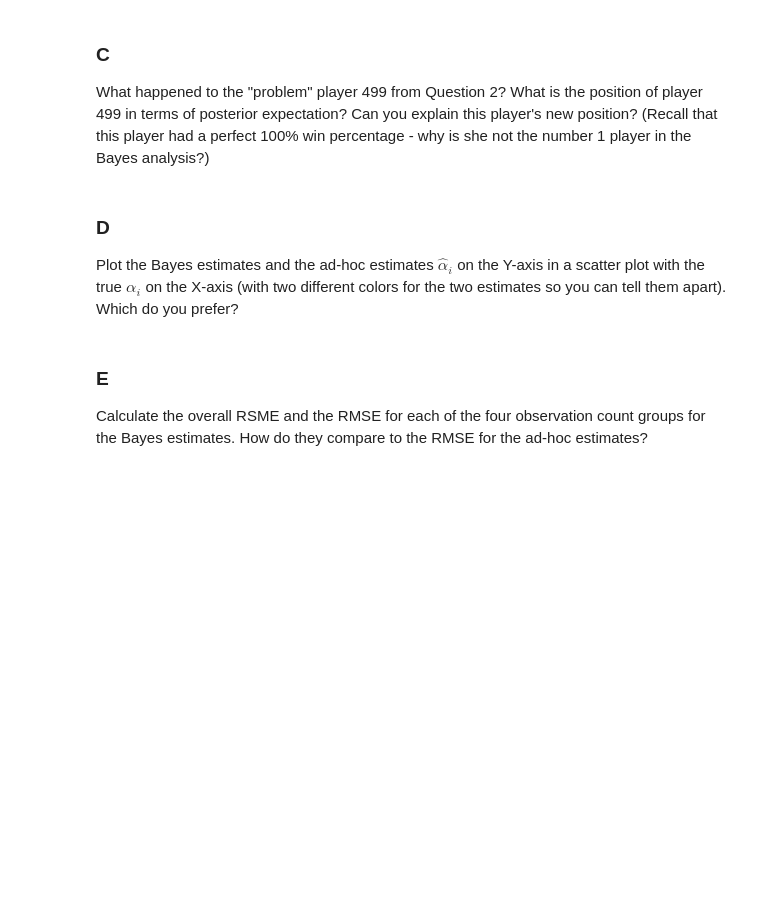
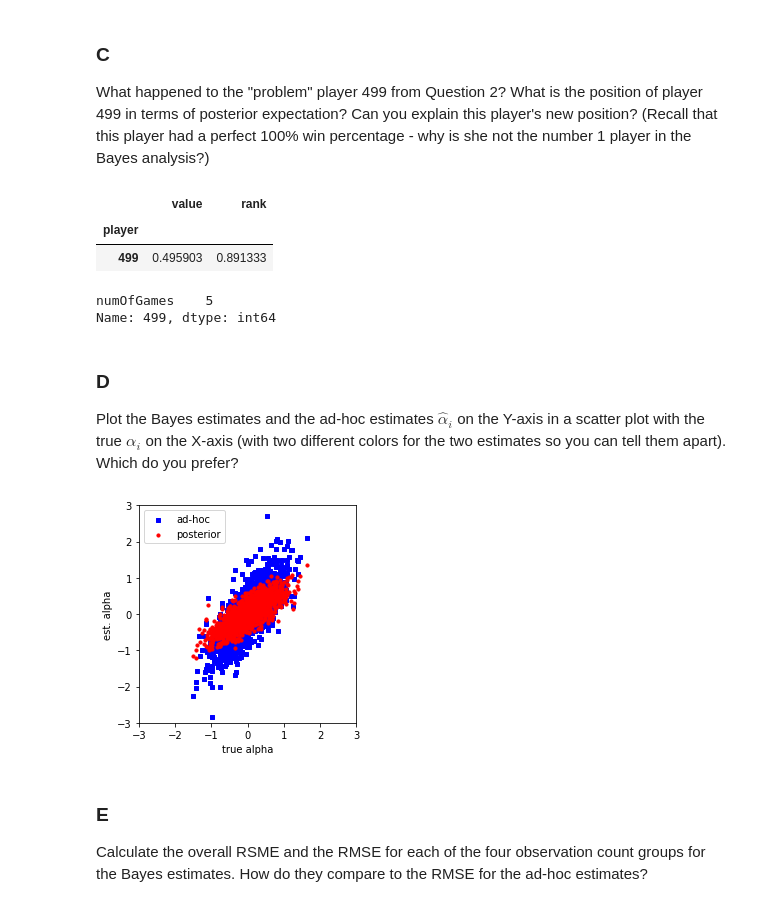
Before and after one commit to finateautomata/BayesianLearning, a Jupyter notebook: Assignment/assignment1/assignment1.ipynb, the cells around one changed output. Saved outputs shown, nothing was run; the diff lists cells and outputs as text; code cells hidden in the pictures; blank space fills up the shorter version.

```diff
--- a/Assignment/assignment1/assignment1.ipynb
+++ b/Assignment/assignment1/assignment1.ipynb
@@ -270,0 +264,10 @@ Calculate the posterior expectation of each $\alpha_i$ (hint: just take the aver
+# %%
+# Code Here
+thetaDraws = pd.read_csv('thetaDrawsM1.csv')
+expectAlpha = thetaDraws.groupby(['player']).mean()['value']
+
+worst10PlayerBaye = expectAlpha.nsmallest(10).sort_index()
+worst10PlayerQ1 = res_Q1.nsmallest(10, 'estimated alpha').sort_index()
+
+print(f'Worst players from posterior expectation: \n{worst10PlayerBaye}')
+print(f'Worst players from ad-hoc: \n{worst10PlayerQ1}')
@@ -284,3 +325,23 @@ What happened to the "problem" player 499 from Question 2? What is the position
+# %%
+#Code Here
+
+df = pd.DataFrame(expectAlpha)
+df['rank'] = df['value'].rank(pct=True)
+df[df.index == 499]
+# %% [output]
+|  | value | rank |
+| player |  |  |
+| 499 | 0.495903 | 0.891333 |
+# %%
+#Explanation Here
+res_Q3B.iloc[498] # number of games played by player 499
+
+# Since the player 499 only played 5 games, we'll think that the win rate will have a very large variance.
+# In other words, the win rate is not that crediable compared to the ad-hoc method.
+# The results show that the player 499 now ranks 89% of the total player.
+# %% [output]
+numOfGames    5
+Name: 499, dtype: int64
 # %% [markdown]
 ### D
 
@@ -291,0 +349,19 @@ Plot the Bayes estimates and the ad-hoc estimates $\hat \alpha_i$ on the Y-axis
+# %%
+#Code Here
+# res_Q1
+expectAlpha = pd.DataFrame(expectAlpha)
+# expectAlpha
+fig = plt.figure()
+ax1 = fig.add_subplot(111)
+ax1.scatter(true_alpha['alpha'], res_Q1, s=10, c='b', marker="s", label='ad-hoc')
+ax1.scatter(true_alpha['alpha'], expectAlpha, s=10, c='r', marker="o", label='posterior')
+
+ax1.set(xlim=(-3, 3), ylim=(-3, 3))
+
+ax1.set_xlabel('true alpha')
+ax1.set_ylabel('est. alpha')
+ax1.set_aspect('equal', 'box')
+plt.legend(loc='upper left')
+plt.show()
+# %% [output]
+[figure, added]
```
Also changed, not shown: parts of 20 cells of this notebook, 4 other files.
